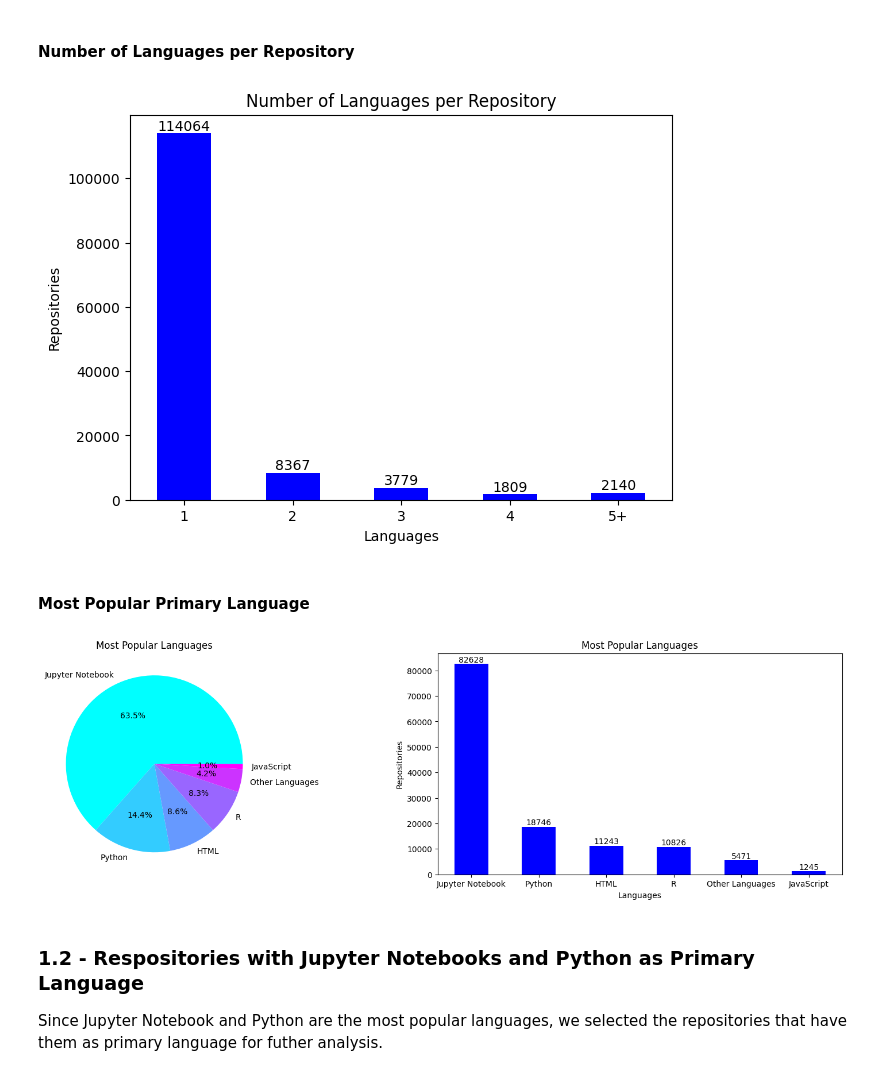
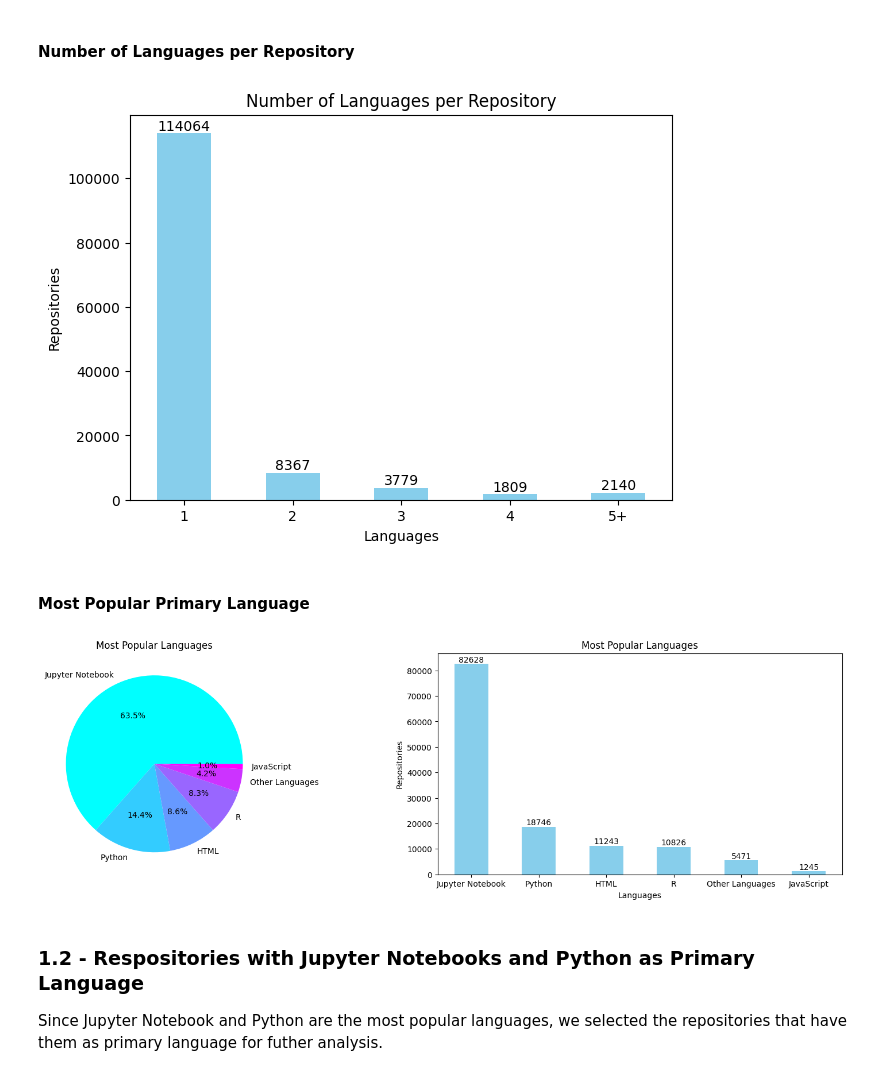
Before and after one commit to dew-uff/dsmining, a Jupyter notebook: src/analyzes/a1_languages.ipynb, the cells around one changed output. Cells and saved outputs as stored; diff of their text form; code cells hidden in the pictures.

```diff
--- a/src/analyzes/a1_languages.ipynb
+++ b/src/analyzes/a1_languages.ipynb
@@ -25,15 +25,15 @@ In this section we will investigate the languages that are use in Data Science P
 # %%
 languages = filtered.languages\
     .value_counts(dropna=False, bins = [1,2, 3, 4, 5, 100])\
     .sort_index().to_frame("Repositories")
 
 fig1, ax = plt.subplots( figsize=(7,5))
-languages.plot.bar(title='Number of Languages per Repository', color='b', ax=ax,
+languages.plot.bar(title='Number of Languages per Repository', color='skyblue', ax=ax,
                    xlabel='Languages', ylabel='Repositories').get_legend().remove()
 plt.xticks(ticks=[0, 1, 2, 3, 4], labels=['1', '2','3', '4', '5+'], rotation=0)
 ax.bar_label(ax.containers[0], label_type='edge');
 # %% [output]
-[figure, old version]
+[figure, new version]
 # %% [markdown]
 #### Most Popular Primary Language
 # %%
@@ -54,14 +54,14 @@ fig2, ax = plt.subplots(ncols=2, figsize=(20,5))
 pl2.plot.pie(ax=ax[0], y="Repositories", title="Most Popular Languages",
              labels=pl2["PrimaryLanguage"], ylabel='',cmap="cool",
              autopct='%1.1f%%', ).get_legend().remove()
-pl2.plot.bar(ax=ax[1], color="b", title="Most Popular Languages",
+pl2.plot.bar(ax=ax[1], color="skyblue", title="Most Popular Languages",
              xlabel='Languages', ylabel='Repositories',
              ).get_legend().remove()
 plt.xticks(ticks=[0, 1, 2, 3, 4,5],
            labels=pl2["PrimaryLanguage"], rotation=0)
 ax[1].bar_label(ax[1].containers[0], label_type='edge');
 # %% [output]
-[figure, old version]
+[figure, new version]
 # %% [markdown]
 ### 1.2 - Respositories with Jupyter Notebooks and Python as Primary Language
 Since Jupyter Notebook and Python are the most popular languages, we selected the repositories that have them as primary language for futher analysis.
```
Also changed, not shown: parts of 6 cells of this notebook, 4 other files.
